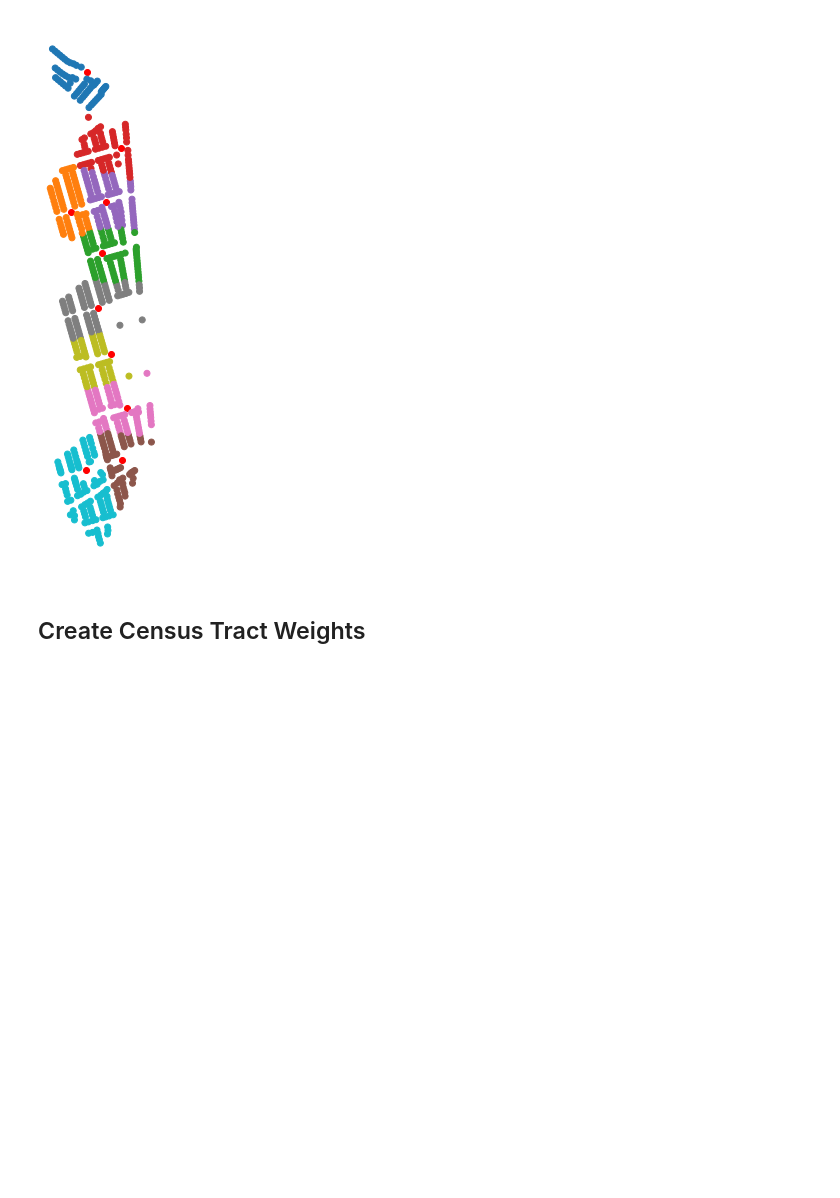
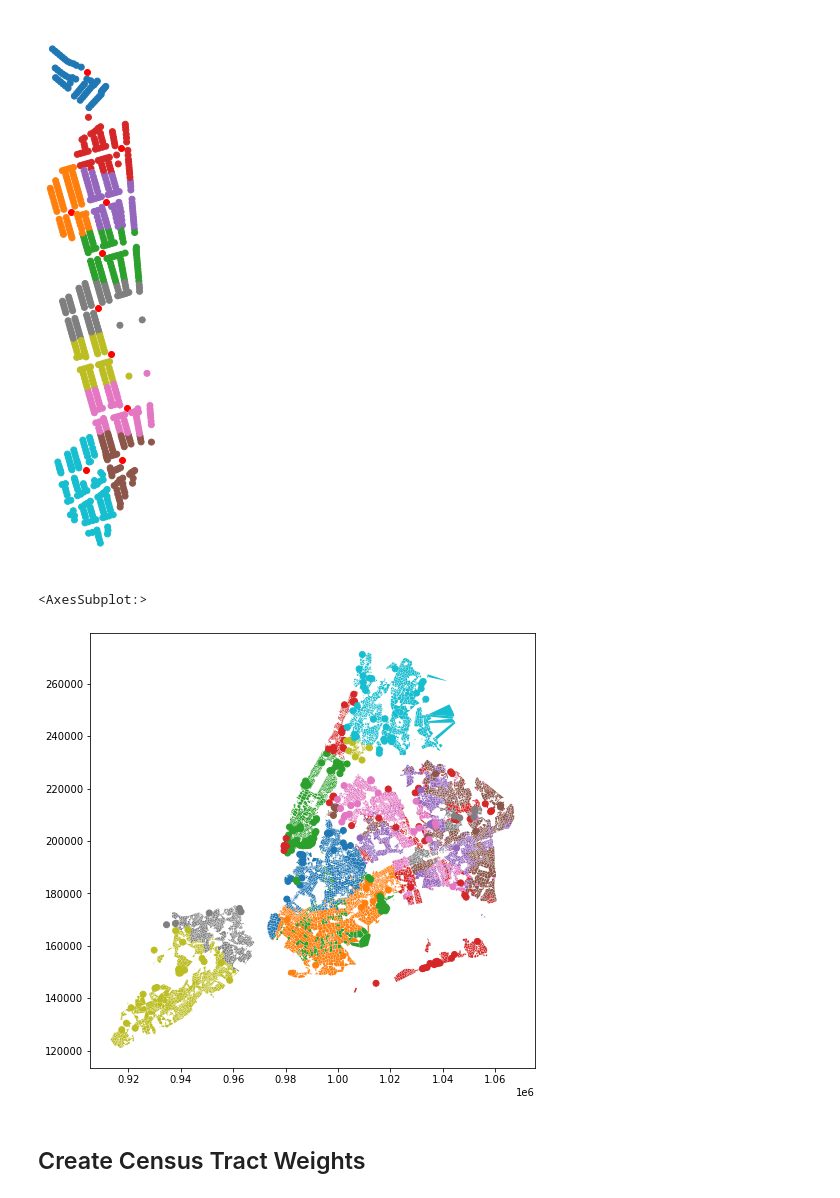
Before and after one commit to KaiElwood/machine-learning-final, a Jupyter notebook: code/00a_calculate_catchment.ipynb, the cells around one changed output. Cells and saved outputs as stored; diff of their text form; code cells hidden in the pictures; blank space fills up the shorter version.

```diff
--- a/code/00a_calculate_catchment.ipynb
+++ b/code/00a_calculate_catchment.ipynb
@@ -140,3 +144,12 @@ plt.axis('off');
 plt.savefig('assigned_points_firebox.pdf')
 # %% [output]
 [figure]
+# %%
+d_convex_hull= pluto_borobox.dissolve("borobox").convex_hull.reset_index().set_geometry(0)
+d_convex_hull.head()
+# %%
+fig, ax = plt.subplots(figsize=(8, 8))
+d_convex_hull.set_crs(2263).plot(ax=ax, column = 'borobox')
+# %% [output]
+<AxesSubplot:>
+[figure, added]
```
Also changed, not shown: parts of 6 cells of this notebook, 18 other files.
